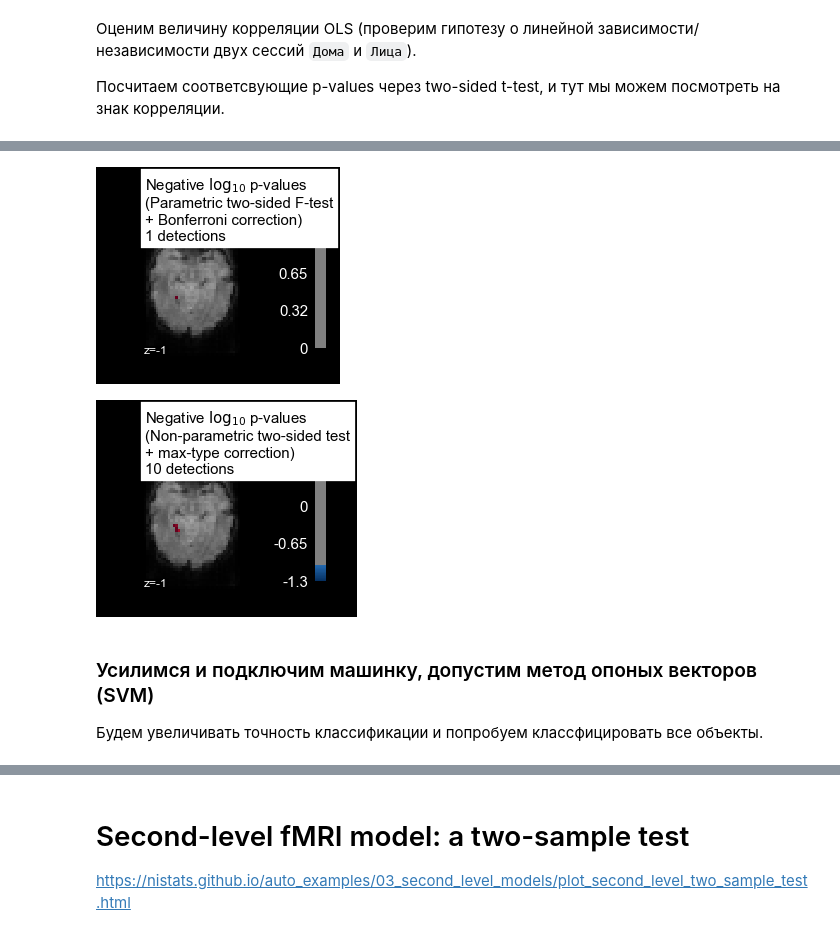
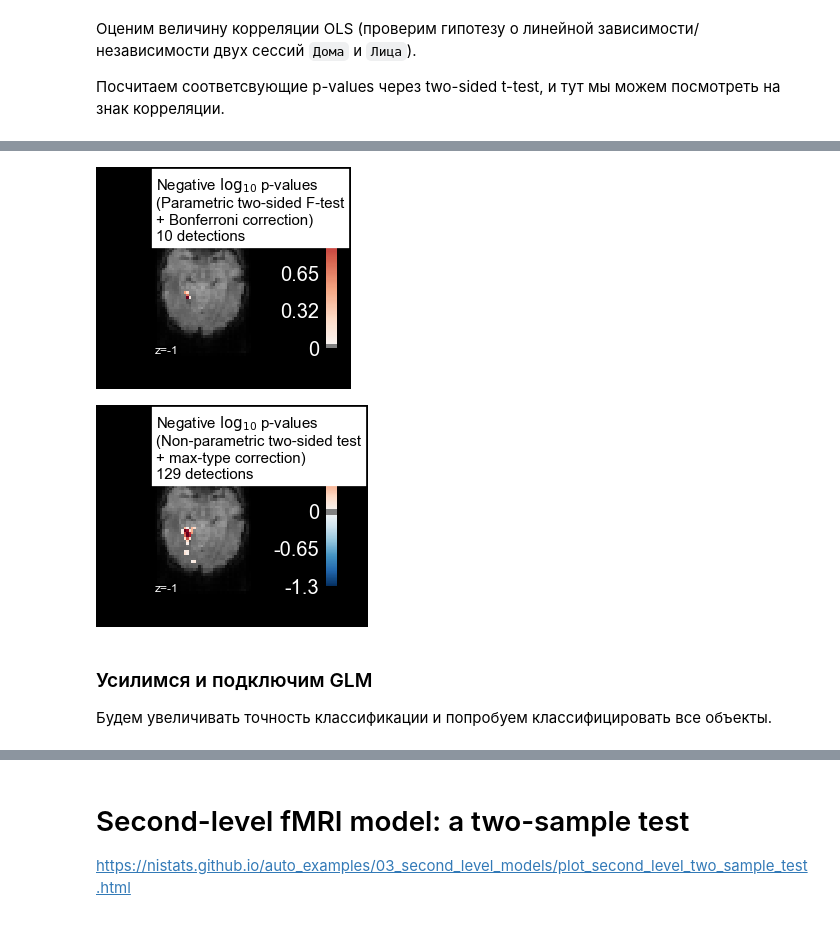
Before and after one commit to SchattenGenie/statsbio, a Jupyter notebook: seminars/05_intervals_and_tests/intervals_and_tests.ipynb, the cells around one changed output, grey strips where cells are left out. Drawn from its saved outputs; the diff is of its cells as text; code cells hidden in the pictures.

```diff
--- a/seminars/05_intervals_and_tests/intervals_and_tests.ipynb
+++ b/seminars/05_intervals_and_tests/intervals_and_tests.ipynb
@@ -953,0 +974,8 @@ for i in np.arange(len(data)):
+# %%
+import pandas as pd
+import numpy as np
+import matplotlib.pyplot as plt
+import seaborn as sns
+%matplotlib inline
+
+sns.set(font_scale=2)
@@ -1164,9 +1504,10 @@ grouped_fmri_masked.shape
 from nilearn.mass_univariate import permuted_ols
 permuted_ols?
 # %%
+%%time
 neg_log_pvals, t_scores_original_data, _ = permuted_ols(tested_vars=grouped_conditions_encoded,
                                                         target_vars=grouped_fmri_masked,
-                                                        n_perm=10000, two_sided_test=True,
+                                                        n_perm=1000, two_sided_test=True,
                                                         n_jobs=-1)
 
 signed_neg_log_pvals = neg_log_pvals * np.sign(t_scores_original_data)
@@ -1178,19 +1530,10 @@ f_regression?
 # %%
-_, pvals_bonferroni = f_regression(X=grouped_fmri_masked, y=grouped_conditions_encoded)
-# Давайте попробуем убрать эту коррекцию на множественное сравнение
-pvals_bonferroni *= fmri_masked.shape[1] # Корреция на множественное сравнение (FDR) - Bonferroni to death
-pvals_bonferroni[np.isnan(pvals_bonferroni)] = 1
-pvals_bonferroni[pvals_bonferroni > 1] = 1
-neg_log_pvals_bonferroni = -np.log10(pvals_bonferroni)
-neg_log_pvals_bonferroni_unmasked = nifti_masker.inverse_transform(neg_log_pvals_bonferroni)
-
 from nilearn.plotting import plot_stat_map, show
-
 # Сконкатим все мозги, чтобы построить воксели на "усредненном" изображении
 from nilearn import image
 mean_fmri_img = image.mean_img(func_filename)
 
-threshold = -np.log10(0.1)  # Попробуем тут эмпирический трешхолд 10% corrected
+threshold = -np.log10(0.9)  # Попробуем тут эмпирический трешхолд 10%
 
 vmax = min(signed_neg_log_pvals.max(),
            neg_log_pvals_bonferroni.max())
@@ -1199,43 +1542,43 @@ vmax = min(signed_neg_log_pvals.max(),
 display = plot_stat_map(neg_log_pvals_bonferroni_unmasked, mean_fmri_img,
                         threshold=threshold, cmap=plt.cm.RdBu_r,
                         display_mode='z', cut_coords=[-1, ],
                         vmax=vmax)
 
 neg_log_pvals_bonferroni_data = neg_log_pvals_bonferroni_unmasked.get_data()
 n_detections = (neg_log_pvals_bonferroni_data > threshold).sum()
 title = ('Negative $\log_{10}$ p-values'
          '\n(Parametric two-sided F-test'
          '\n+ Bonferroni correction)'
          '\n%d detections') % n_detections
 
 display.title(title, y=1.1)
 
 #  Карта с регрессионного анализа и соответсвующие p-values с МНК (OLS) анализа
 display = plot_stat_map(signed_neg_log_pvals_unmasked, mean_fmri_img,
                         threshold=threshold, cmap=plt.cm.RdBu_r,
                         display_mode='z', cut_coords=[-1, ],
                         vmax=vmax)
 
 n_detections = (np.abs(signed_neg_log_pvals) > threshold).sum()
 title = ('Negative $\log_{10}$ p-values'
          '\n(Non-parametric two-sided test'
          '\n+ max-type correction)'
          '\n%d detections') % n_detections
 
 display.title(title, y=1.1)
 
 show()
 # %% [output]
-[figure, old version]
+[figure, new version]
-[figure, old version]
+[figure, new version]
 # %%
 bonferroni_mask = nilearn.image.new_img_like(neg_log_pvals_bonferroni_unmasked, neg_log_pvals_bonferroni_unmasked.get_data() > threshold)
 # %%
 ols_mask = nilearn.image.new_img_like(signed_neg_log_pvals_unmasked, signed_neg_log_pvals_unmasked.get_data() > threshold)
 # %% [markdown]
-### Усилимся и подключим машинку, допустим метод опоных векторов (SVM)
+### Усилимся и подключим GLM
 
-Будем увеличивать точность классификации и попробуем классфицировать все объекты.
+Будем увеличивать точность классификации и попробуем классифицировать все объекты.
 # %%
 from sklearn.svm import SVC
 from sklearn.linear_model import LogisticRegression
```
Also changed, not shown: parts of 87 cells of this notebook, 6 other files.
